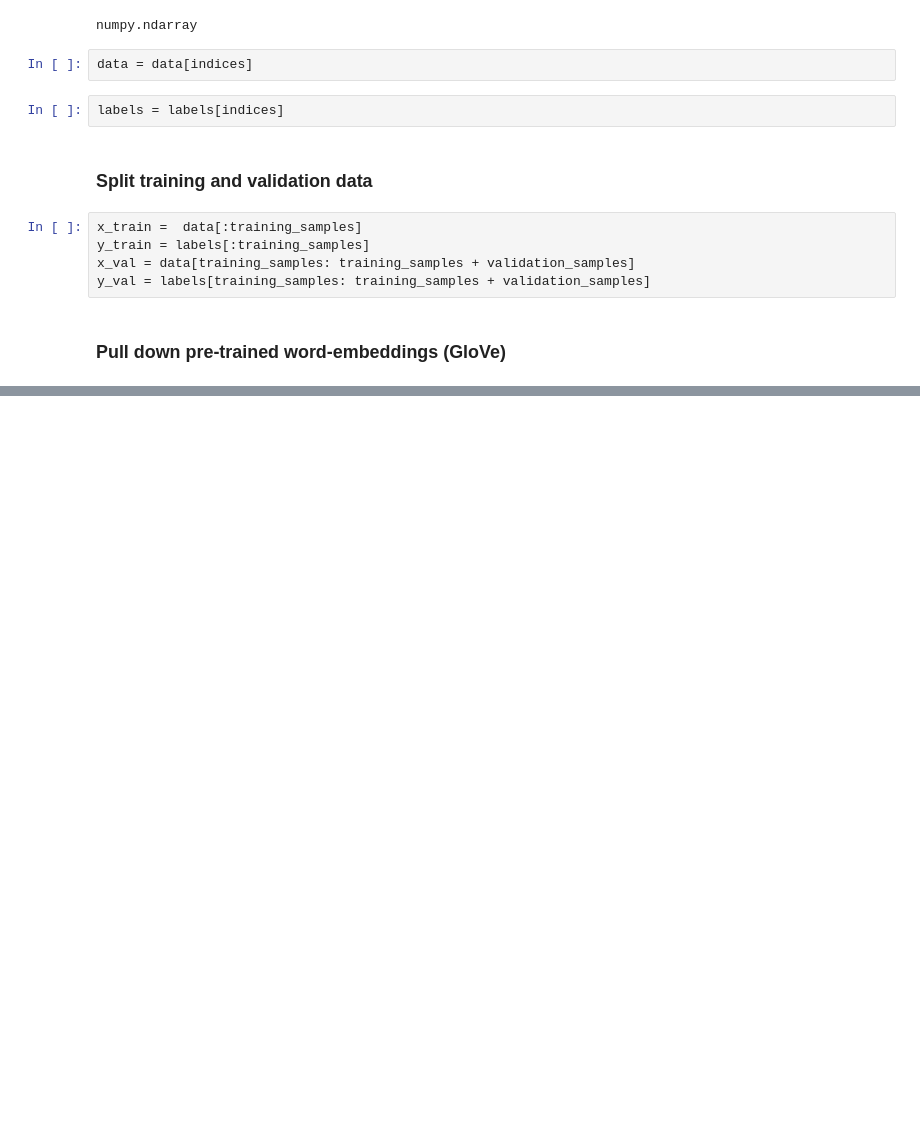
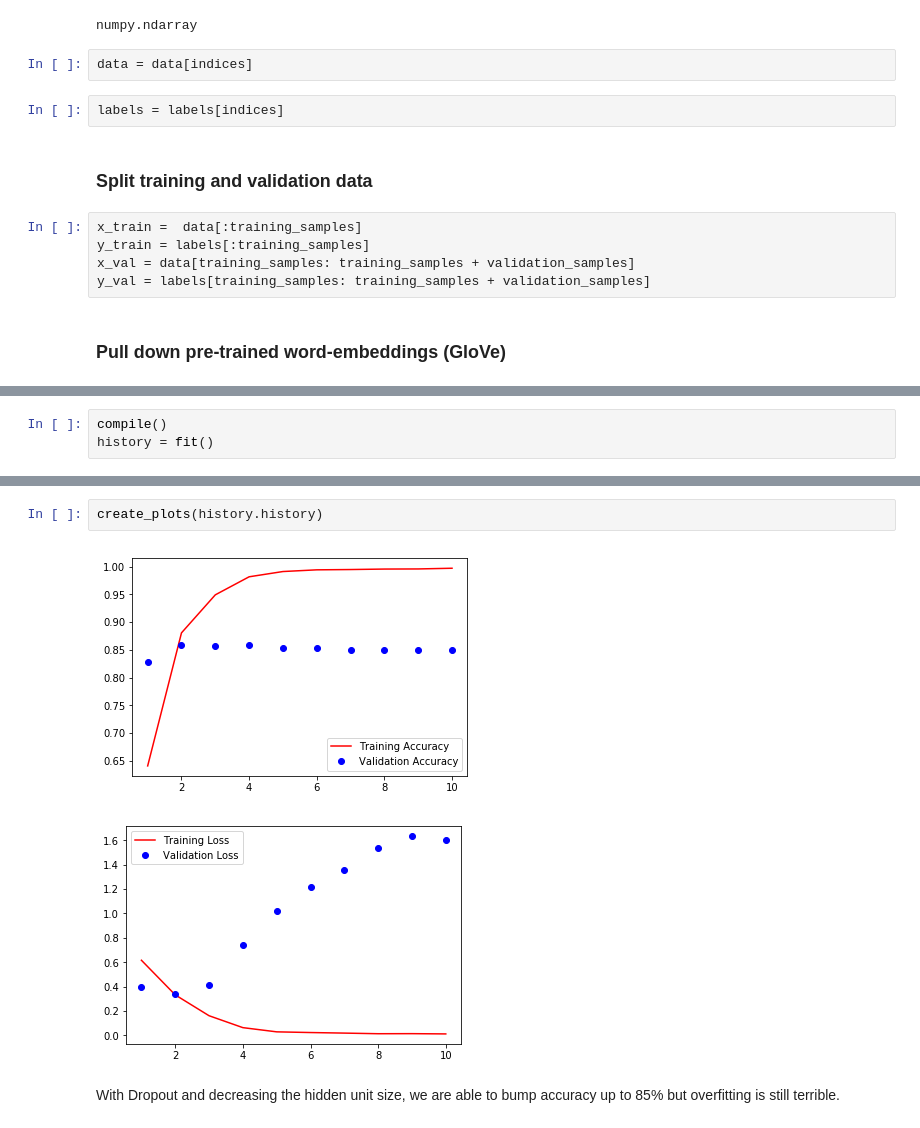
Before and after one commit to kjprice/deep-learning-with-python, a Jupyter notebook: Chapter6 - IMDB - Pre-trained Word Embeddable.ipynb, the cells around one changed output, grey strips where cells are left out. Drawn from its saved outputs; the diff is of its cells as text; blank space fills up the shorter version.

```diff
--- a/Chapter6 - IMDB - Pre-trained Word Embeddable.ipynb
+++ b/Chapter6 - IMDB - Pre-trained Word Embeddable.ipynb
@@ -102,0 +302,3 @@ y_val = labels[training_samples: training_samples + validation_samples]
+# %%
+compile()
+history = fit()
@@ -102,0 +323,7 @@ y_val = labels[training_samples: training_samples + validation_samples]
+# %%
+create_plots(history.history)
+# %% [output]
+[figure, added]
+[figure, added]
+# %% [markdown]
+With Dropout and decreasing the hidden unit size, we are able to bump accuracy up to 85% but overfitting is still terrible.
```
Also changed, not shown: parts of 33 cells of this notebook.
